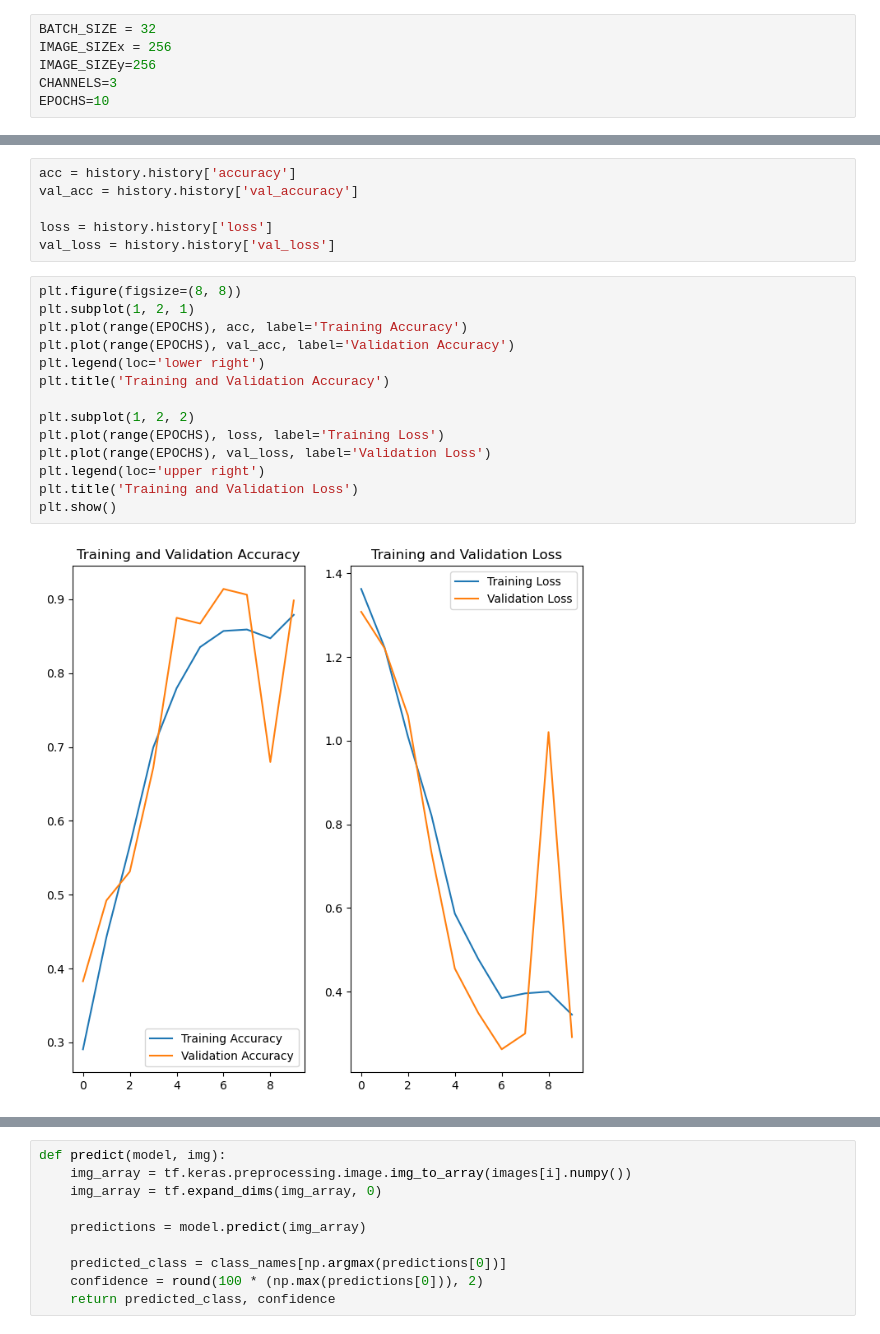
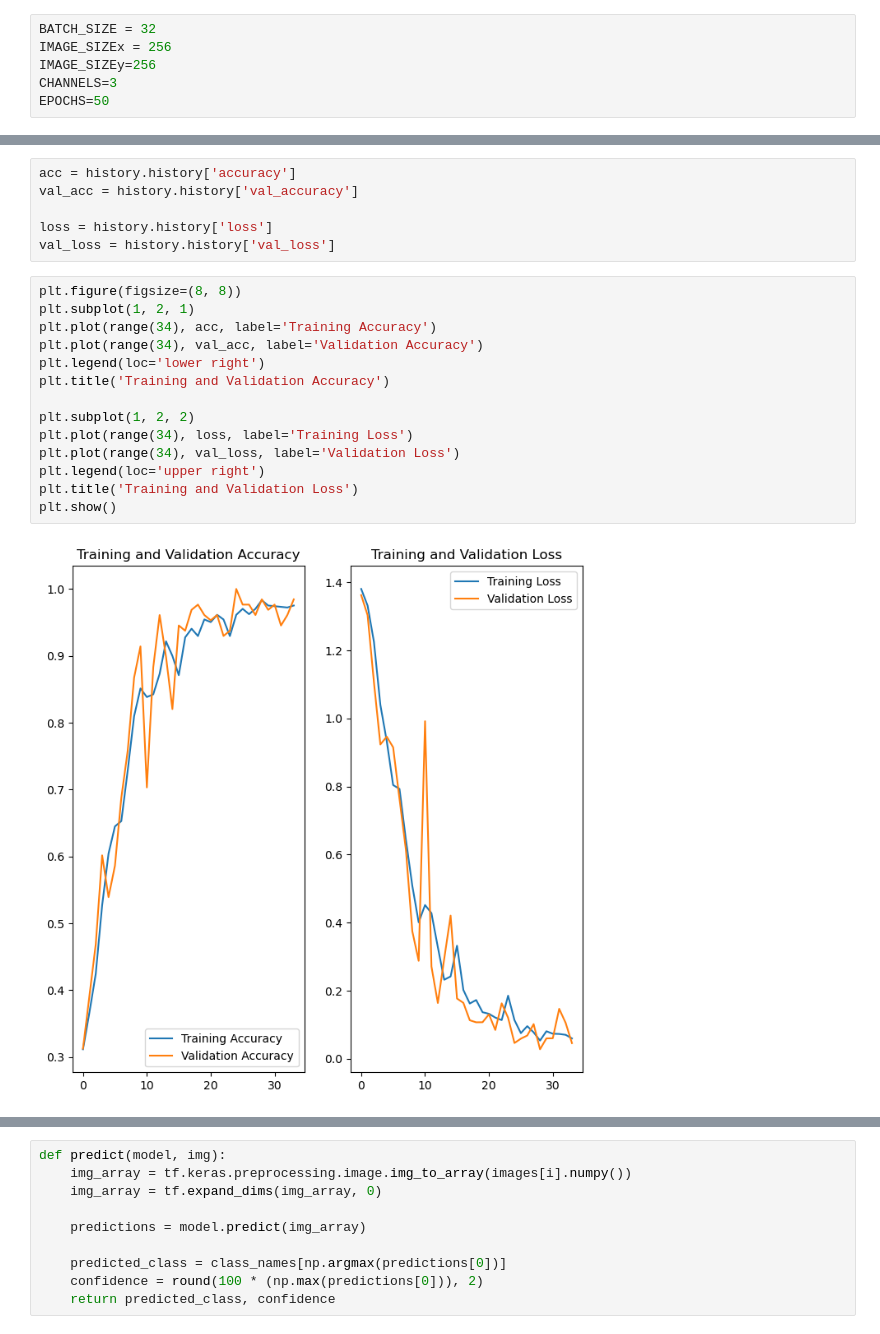
Before and after one commit to fredstrey/data-science, a Jupyter notebook: doenças_cafe1.ipynb, the cells around one changed output, grey strips where cells are left out. Saved outputs shown, nothing was run; the diff lists cells and outputs as text.

```diff
--- a/doenças_cafe1.ipynb
+++ b/doenças_cafe1.ipynb
@@ -10,7 +10,7 @@ BATCH_SIZE = 32
 IMAGE_SIZEx = 256
 IMAGE_SIZEy=256
 CHANNELS=3
-EPOCHS=10
+EPOCHS=50
 # %%
 dataset = tf.keras.preprocessing.image_dataset_from_directory(
     "train",
@@ -256,19 +260,19 @@ val_loss = history.history['val_loss']
 # %%
 plt.figure(figsize=(8, 8))
 plt.subplot(1, 2, 1)
-plt.plot(range(EPOCHS), acc, label='Training Accuracy')
-plt.plot(range(EPOCHS), val_acc, label='Validation Accuracy')
+plt.plot(range(34), acc, label='Training Accuracy')
+plt.plot(range(34), val_acc, label='Validation Accuracy')
 plt.legend(loc='lower right')
 plt.title('Training and Validation Accuracy')
 
 plt.subplot(1, 2, 2)
-plt.plot(range(EPOCHS), loss, label='Training Loss')
-plt.plot(range(EPOCHS), val_loss, label='Validation Loss')
+plt.plot(range(34), loss, label='Training Loss')
+plt.plot(range(34), val_loss, label='Validation Loss')
 plt.legend(loc='upper right')
 plt.title('Training and Validation Loss')
 plt.show()
 # %% [output]
-[figure, old version]
+[figure, new version]
 # %%
 import numpy as np
 for images_batch, labels_batch in test_ds.take(1):
```
Also changed, not shown: parts of 11 cells of this notebook.
